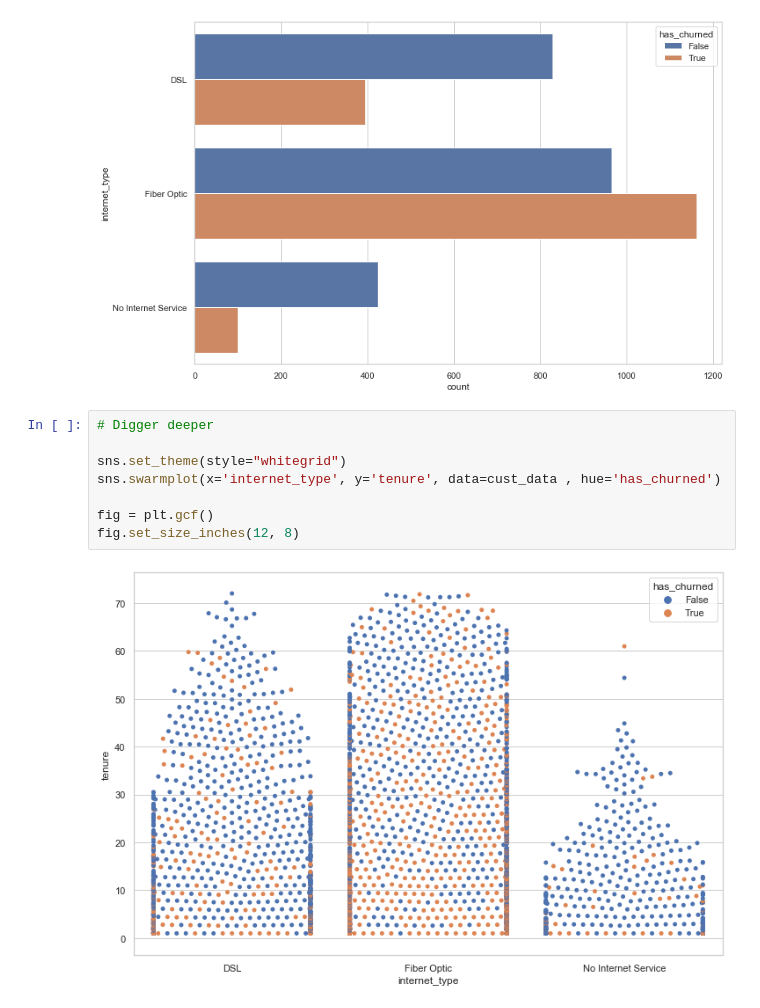
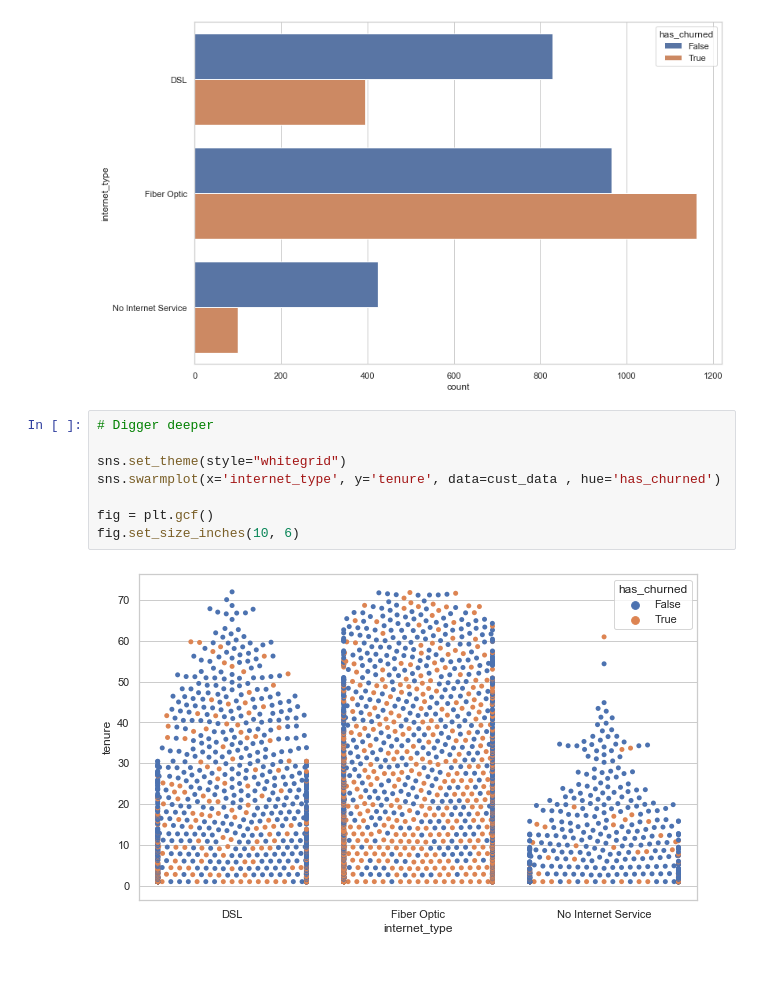
Before and after one commit to QuantumKane/telco_exploration, a Jupyter notebook: telco_explore.ipynb, the cells around one changed output. Saved outputs shown, nothing was run; the diff lists cells and outputs as text; blank space fills up the shorter version.

```diff
--- a/telco_explore.ipynb
+++ b/telco_explore.ipynb
@@ -155,10 +154,10 @@ fig.set_size_inches(12, 8)
 # %%
 # Digger deeper
 
 sns.set_theme(style="whitegrid")
 sns.swarmplot(x='internet_type', y='tenure', data=cust_data , hue='has_churned')
 
 fig = plt.gcf()
-fig.set_size_inches(12, 8)
+fig.set_size_inches(10, 6)
 # %% [output]
-[figure, old version]
+[figure, new version]
```
Also changed, not shown: parts of 3 cells of this notebook.
